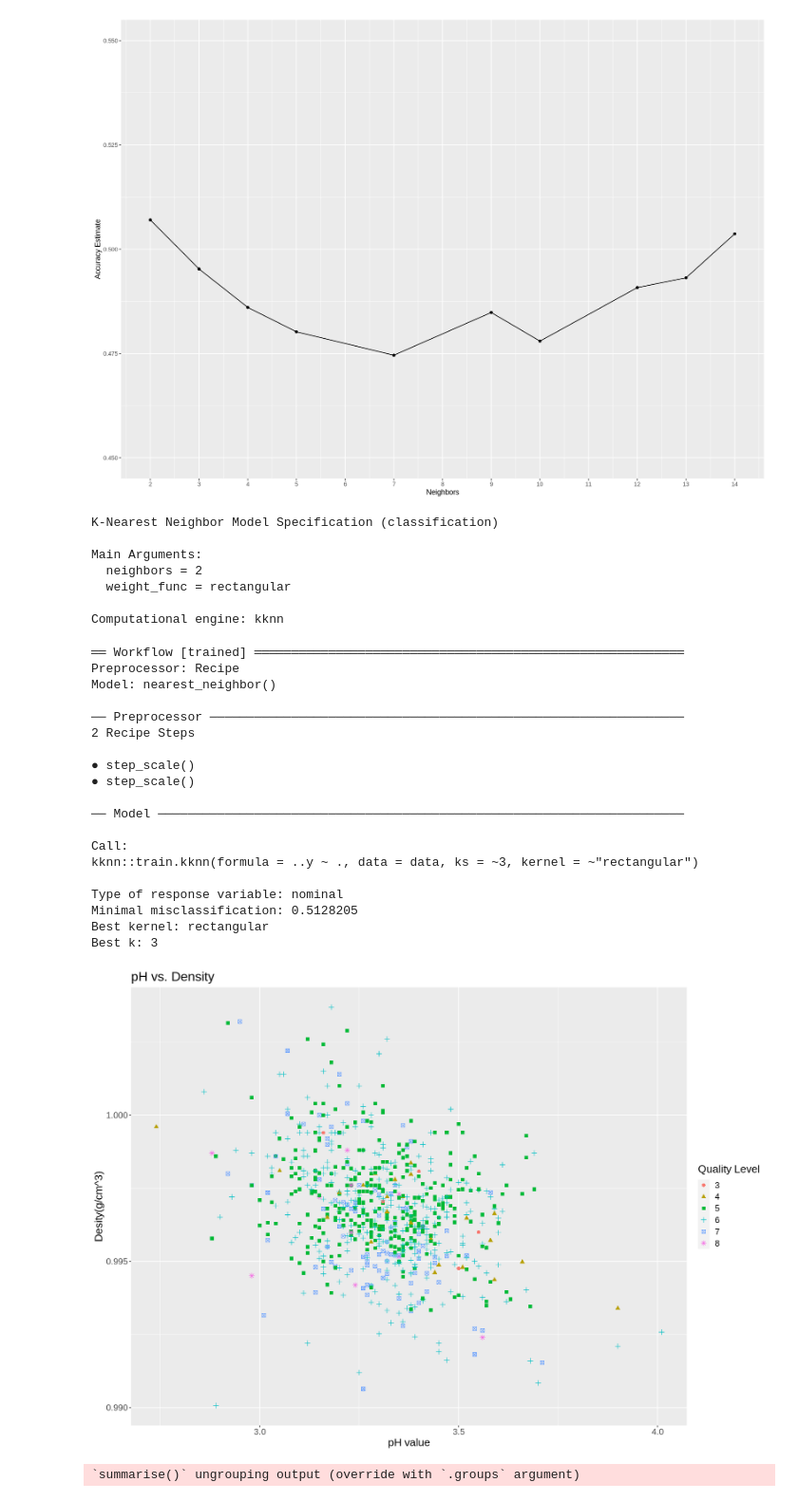
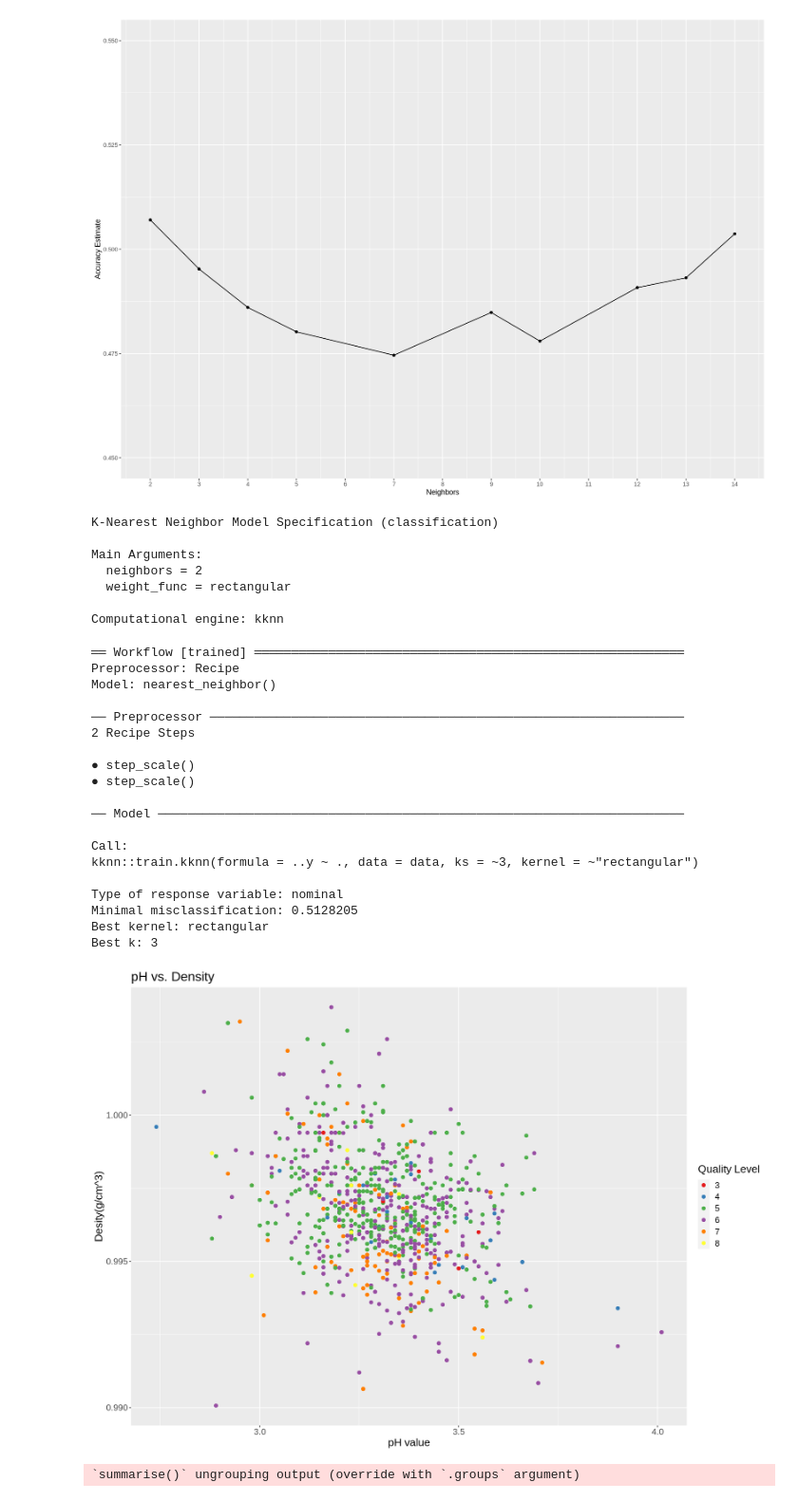
Before and after one commit to allisonml/DSCI-Proposal, a Jupyter notebook: project_proposal.ipynb, the cells around one changed output. Shown at 95% size. Drawn from its saved outputs; the diff is of its cells as text; code cells hidden in the pictures.

```diff
--- a/project_proposal.ipynb
+++ b/project_proposal.ipynb
@@ -446,40 +441,41 @@ wine_fit <- workflow() %>%
 wine_fit
 
 pH_density_plot <- training_data %>%
-    ggplot(aes(x=pH, y=density, color=quality, shape=quality)) +
+    ggplot(aes(x=pH, y=density, color=quality)) +
     geom_point(size = 2.2) +
     theme(text = element_text(size = 16)) +
-    labs(x="pH value", y="Desity(g/cm^3)", color = "Quality Level", shape = "Quality Level")+
-    ggtitle("pH vs. Density")
+    labs(x="pH value", y="Desity(g/cm^3)", color = "Quality Level")+
+    ggtitle("pH vs. Density")+
+    scale_color_brewer(palette = "Set1")
 pH_density_plot
 # %% [output]
 K-Nearest Neighbor Model Specification (classification)
 
 Main Arguments:
   neighbors = 2
   weight_func = rectangular
 
 Computational engine: kknn
 ══ Workflow [trained] ══════════════════════════════════════════════════════════
 Preprocessor: Recipe
 Model: nearest_neighbor()
 
 ── Preprocessor ────────────────────────────────────────────────────────────────
 2 Recipe Steps
 
 ● step_scale()
 ● step_scale()
 
 ── Model ───────────────────────────────────────────────────────────────────────
 
 Call:
 kknn::train.kknn(formula = ..y ~ ., data = data, ks = ~3, kernel = ~"rectangular")
 
 Type of response variable: nominal
 Minimal misclassification: 0.5128205
 Best kernel: rectangular
 Best k: 3
-[figure, old version]
+[figure, new version]
 # %%
 # mean and sd for all predictor variables (not divided by class)
 predictor_summary <- training_data %>%
```
Also changed, not shown: parts of 2 cells of this notebook.
